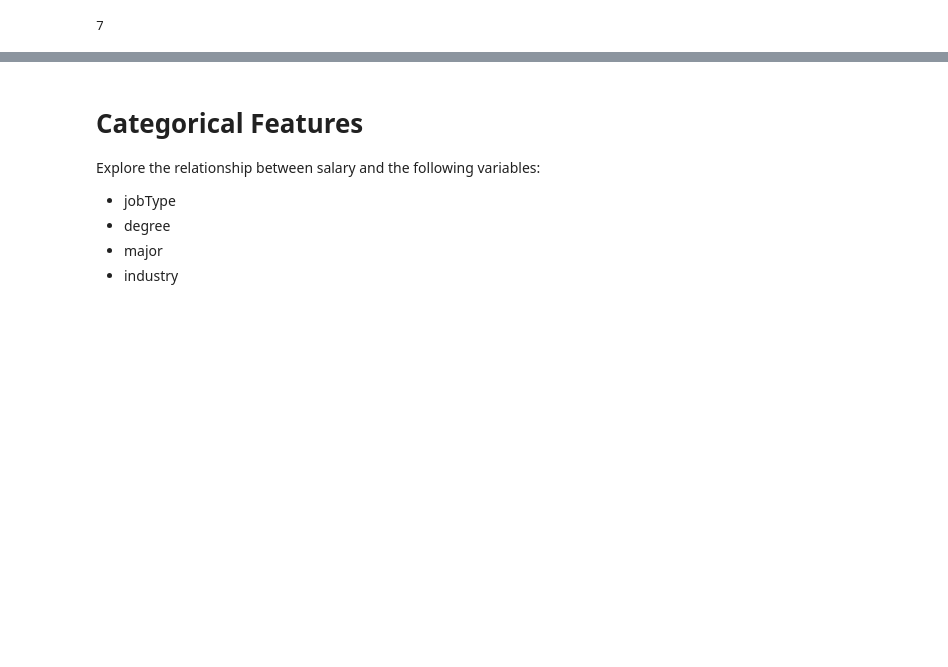
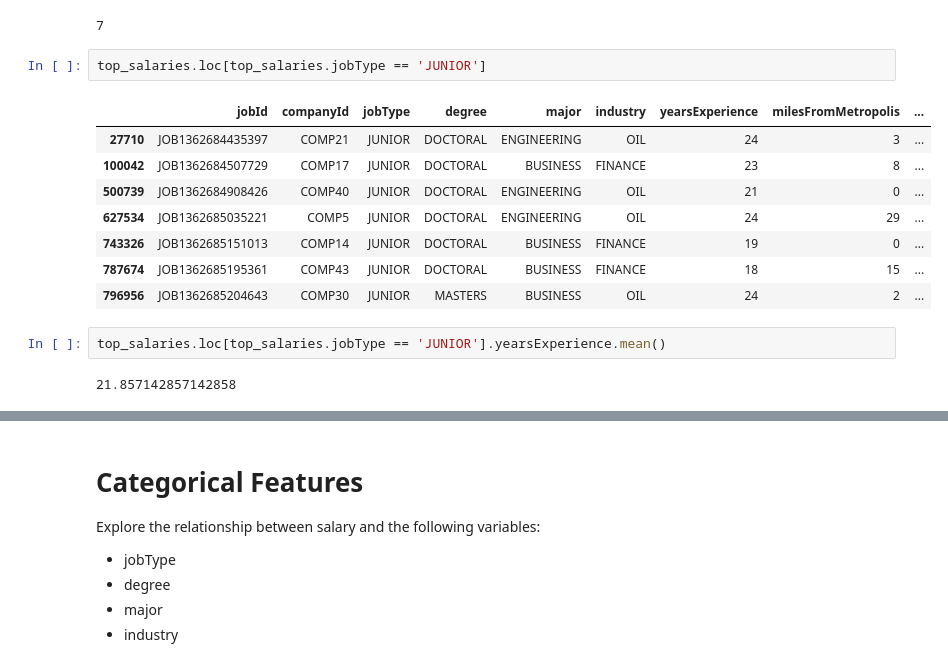
Before and after one commit to scottwiles/salary_prediction, a Jupyter notebook: notebooks/salary_prediction_eda.ipynb, the cells around one changed output, grey strips where cells are left out. Drawn from its saved outputs; the diff is of its cells as text; blank space fills up the shorter version.

```diff
--- a/notebooks/salary_prediction_eda.ipynb
+++ b/notebooks/salary_prediction_eda.ipynb
@@ -199,3 +213,18 @@ plt.show()
 sum(top_salaries.jobType == 'JUNIOR')
 # %% [output]
 7
+# %%
+top_salaries.loc[top_salaries.jobType == 'JUNIOR']
+# %% [output]
+|  | jobId | companyId | jobType | degree | major | industry | yearsExperience | milesFromMetropolis | ... |
+| 27710 | JOB1362684435397 | COMP21 | JUNIOR | DOCTORAL | ENGINEERING | OIL | 24 | 3 | ... |
+| 100042 | JOB1362684507729 | COMP17 | JUNIOR | DOCTORAL | BUSINESS | FINANCE | 23 | 8 | ... |
+| 500739 | JOB1362684908426 | COMP40 | JUNIOR | DOCTORAL | ENGINEERING | OIL | 21 | 0 | ... |
+| 627534 | JOB1362685035221 | COMP5 | JUNIOR | DOCTORAL | ENGINEERING | OIL | 24 | 29 | ... |
+| 743326 | JOB1362685151013 | COMP14 | JUNIOR | DOCTORAL | BUSINESS | FINANCE | 19 | 0 | ... |
+| 787674 | JOB1362685195361 | COMP43 | JUNIOR | DOCTORAL | BUSINESS | FINANCE | 18 | 15 | ... |
+| 796956 | JOB1362685204643 | COMP30 | JUNIOR | MASTERS | BUSINESS | OIL | 24 | 2 | ... |
+# %%
+top_salaries.loc[top_salaries.jobType == 'JUNIOR'].yearsExperience.mean()
+# %% [output]
+21.857142857142858
```
Also changed, not shown: parts of 6 cells of this notebook.
